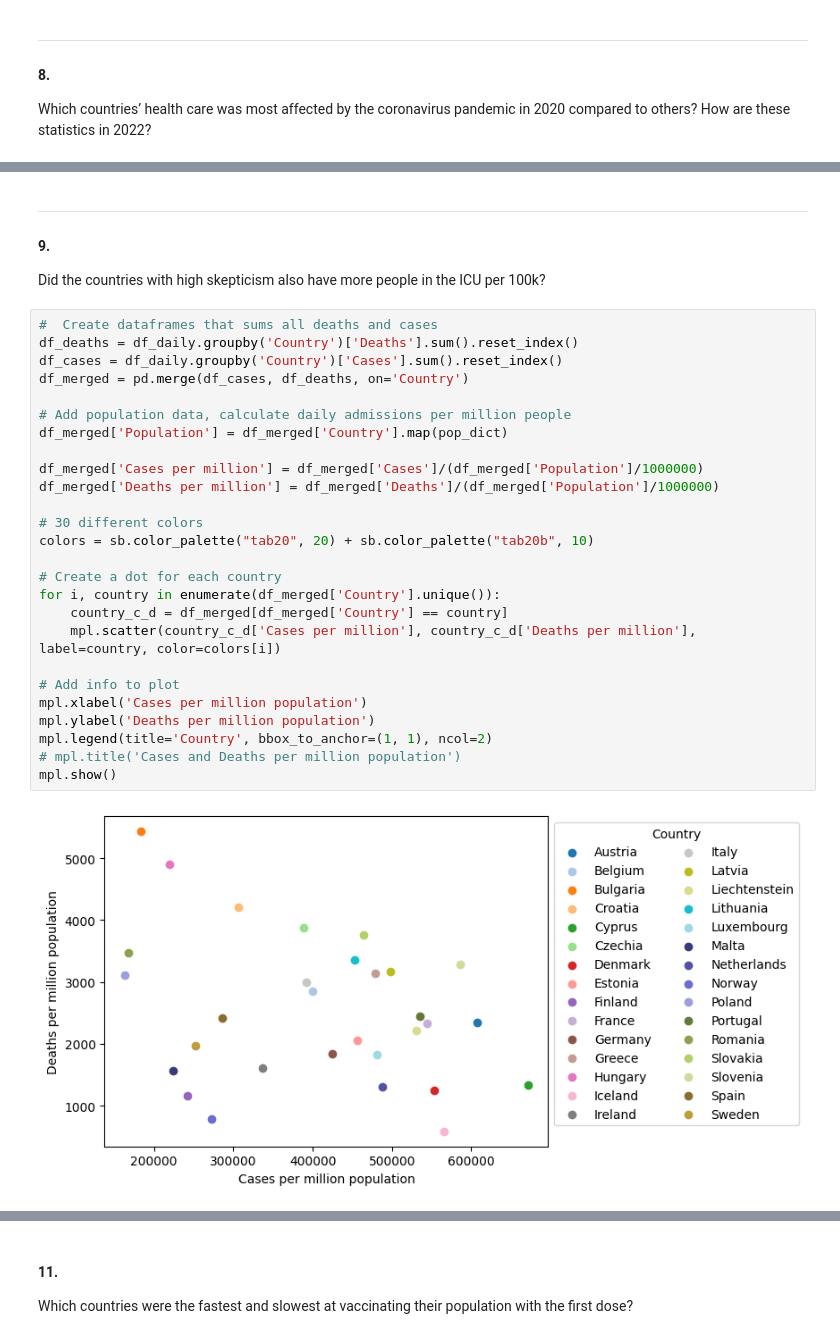
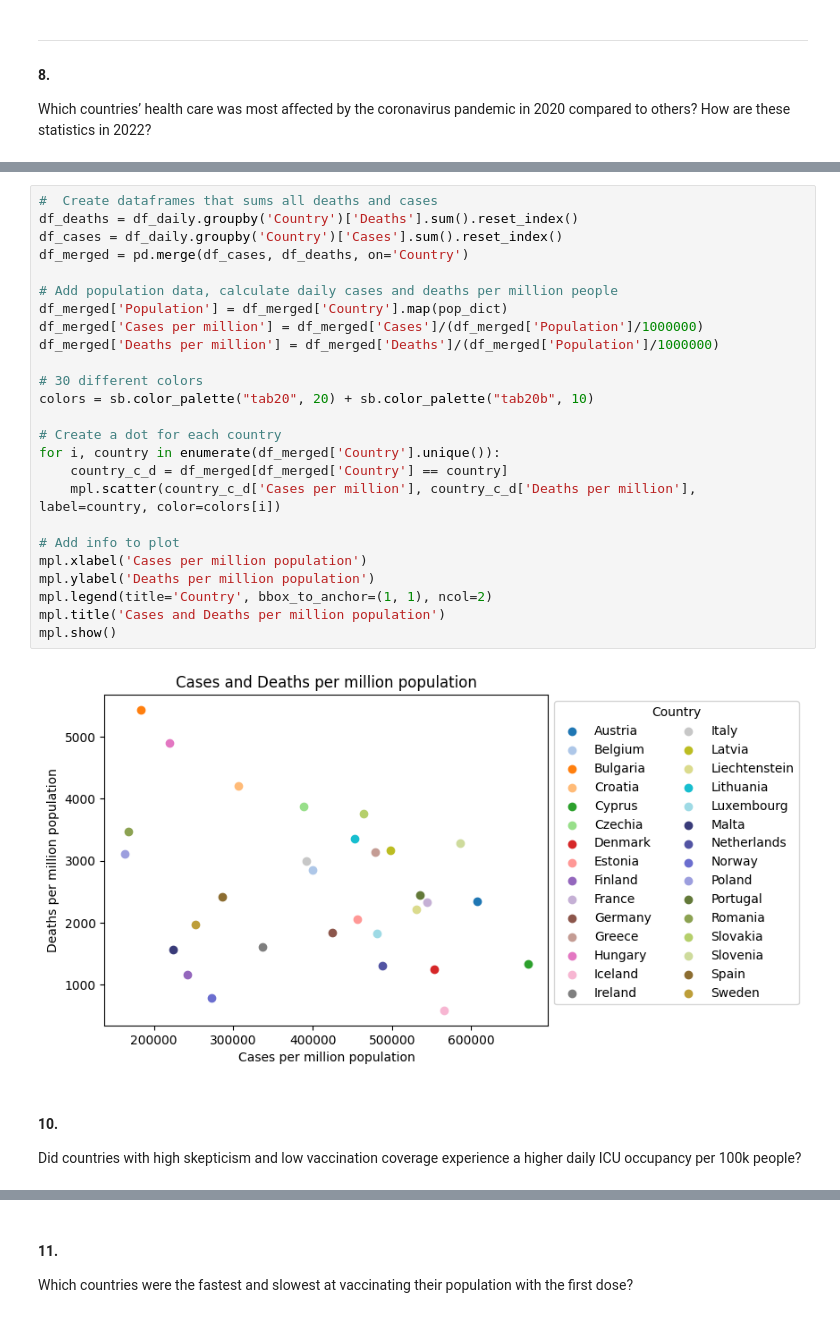
Before and after one commit to Globose/dv1597, a Jupyter notebook: a2/book.ipynb, the cells around one changed output, grey strips where cells are left out. Cells and saved outputs as stored; diff of their text form.

```diff
--- a/a2/book.ipynb
+++ b/a2/book.ipynb
@@ -859,32 +744,30 @@ for year in (2020,2022):
+# %%
+#  Create dataframes that sums all deaths and cases
+df_deaths = df_daily.groupby('Country')['Deaths'].sum().reset_index()
+df_cases = df_daily.groupby('Country')['Cases'].sum().reset_index()
+df_merged = pd.merge(df_cases, df_deaths, on='Country')
+
+# Add population data, calculate daily cases and deaths per million people
+df_merged['Population'] = df_merged['Country'].map(pop_dict)
+df_merged['Cases per million'] = df_merged['Cases']/(df_merged['Population']/1000000)
+df_merged['Deaths per million'] = df_merged['Deaths']/(df_merged['Population']/1000000)
+
+# 30 different colors
+colors = sb.color_palette("tab20", 20) + sb.color_palette("tab20b", 10)
+
+# Create a dot for each country
+for i, country in enumerate(df_merged['Country'].unique()):
+    country_c_d = df_merged[df_merged['Country'] == country]
+    mpl.scatter(country_c_d['Cases per million'], country_c_d['Deaths per million'], label=country, color=colors[i])
+
+# Add info to plot
+mpl.xlabel('Cases per million population')
+mpl.ylabel('Deaths per million population')
+mpl.legend(title='Country', bbox_to_anchor=(1, 1), ncol=2)
+mpl.title('Cases and Deaths per million population')
+mpl.show()
+# %% [output]
+[figure, added]
 # %% [markdown]
-***
-#### 9.
-Did the countries with high skepticism also have more people in the ICU per 100k?
+#### 10.
+Did countries with high skepticism and low vaccination coverage experience a higher daily ICU occupancy per 100k people?
-# %%
-#  Create dataframes that sums all deaths and cases
-df_deaths = df_daily.groupby('Country')['Deaths'].sum().reset_index()
-df_cases = df_daily.groupby('Country')['Cases'].sum().reset_index()
-df_merged = pd.merge(df_cases, df_deaths, on='Country')
-
-# Add population data, calculate daily admissions per million people
-df_merged['Population'] = df_merged['Country'].map(pop_dict)
-
-df_merged['Cases per million'] = df_merged['Cases']/(df_merged['Population']/1000000)
-df_merged['Deaths per million'] = df_merged['Deaths']/(df_merged['Population']/1000000)
-
-# 30 different colors
-colors = sb.color_palette("tab20", 20) + sb.color_palette("tab20b", 10)
-
-# Create a dot for each country
-for i, country in enumerate(df_merged['Country'].unique()):
-    country_c_d = df_merged[df_merged['Country'] == country]
-    mpl.scatter(country_c_d['Cases per million'], country_c_d['Deaths per million'], label=country, color=colors[i])
-
-# Add info to plot
-mpl.xlabel('Cases per million population')
-mpl.ylabel('Deaths per million population')
-mpl.legend(title='Country', bbox_to_anchor=(1, 1), ncol=2)
-# mpl.title('Cases and Deaths per million population')
-mpl.show()
-# %% [output]
-[figure, removed]
```
Also changed, not shown: parts of 22 cells of this notebook.
